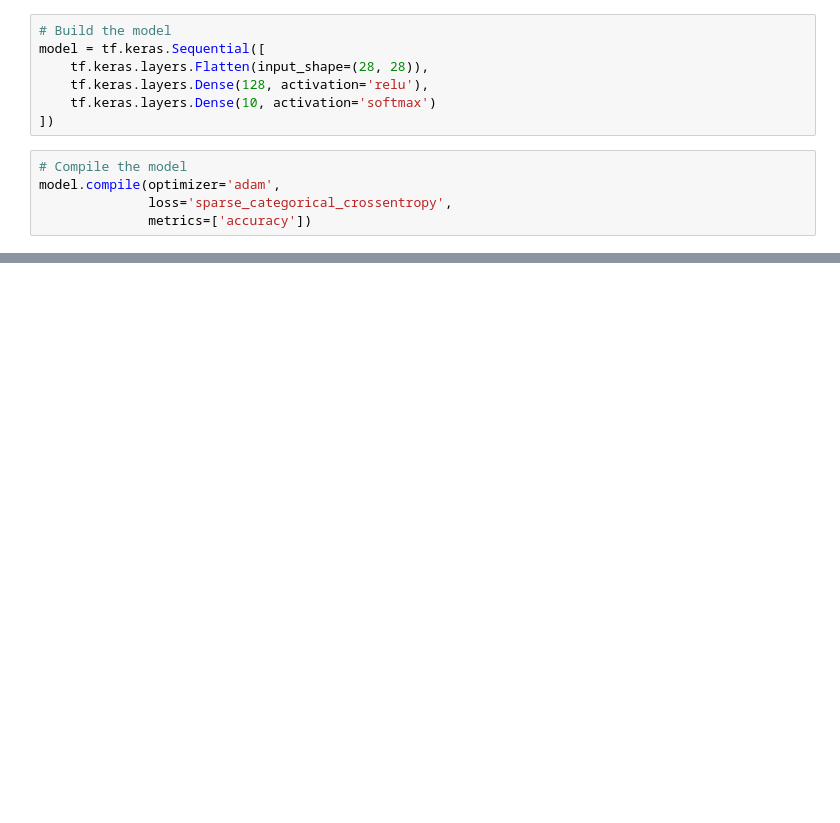
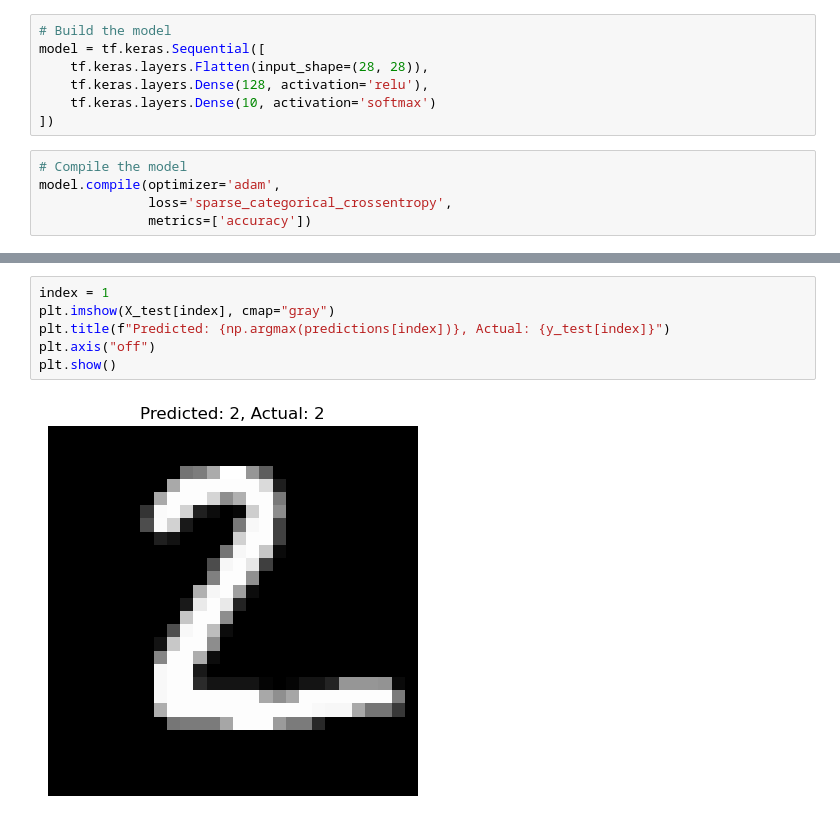
Before and after one commit to patrickbrus/sagemaker-studio-lab-tutorial, a Jupyter notebook: image-classifier.ipynb, the cells around one changed output, grey strips where cells are left out. Saved outputs shown, nothing was run; the diff lists cells and outputs as text; blank space fills up the shorter version.

```diff
--- a/image-classifier.ipynb
+++ b/image-classifier.ipynb
@@ -55,0 +87,8 @@ plt.show()
+# %%
+index = 1
+plt.imshow(X_test[index], cmap="gray")
+plt.title(f"Predicted: {np.argmax(predictions[index])}, Actual: {y_test[index]}")
+plt.axis("off")
+plt.show()
+# %% [output]
+[figure, added]
```
Also changed, not shown: parts of 10 cells of this notebook, 2 other files.
